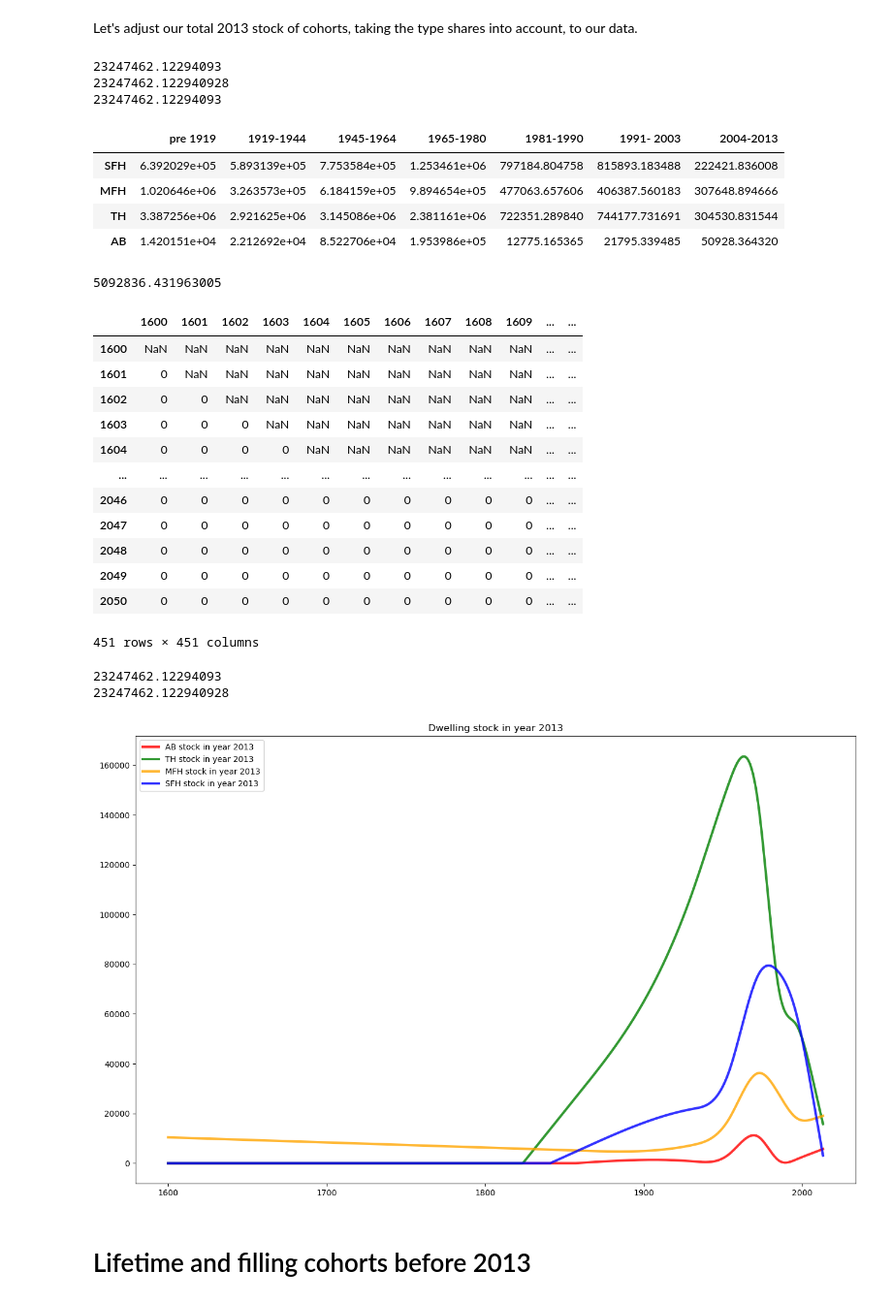
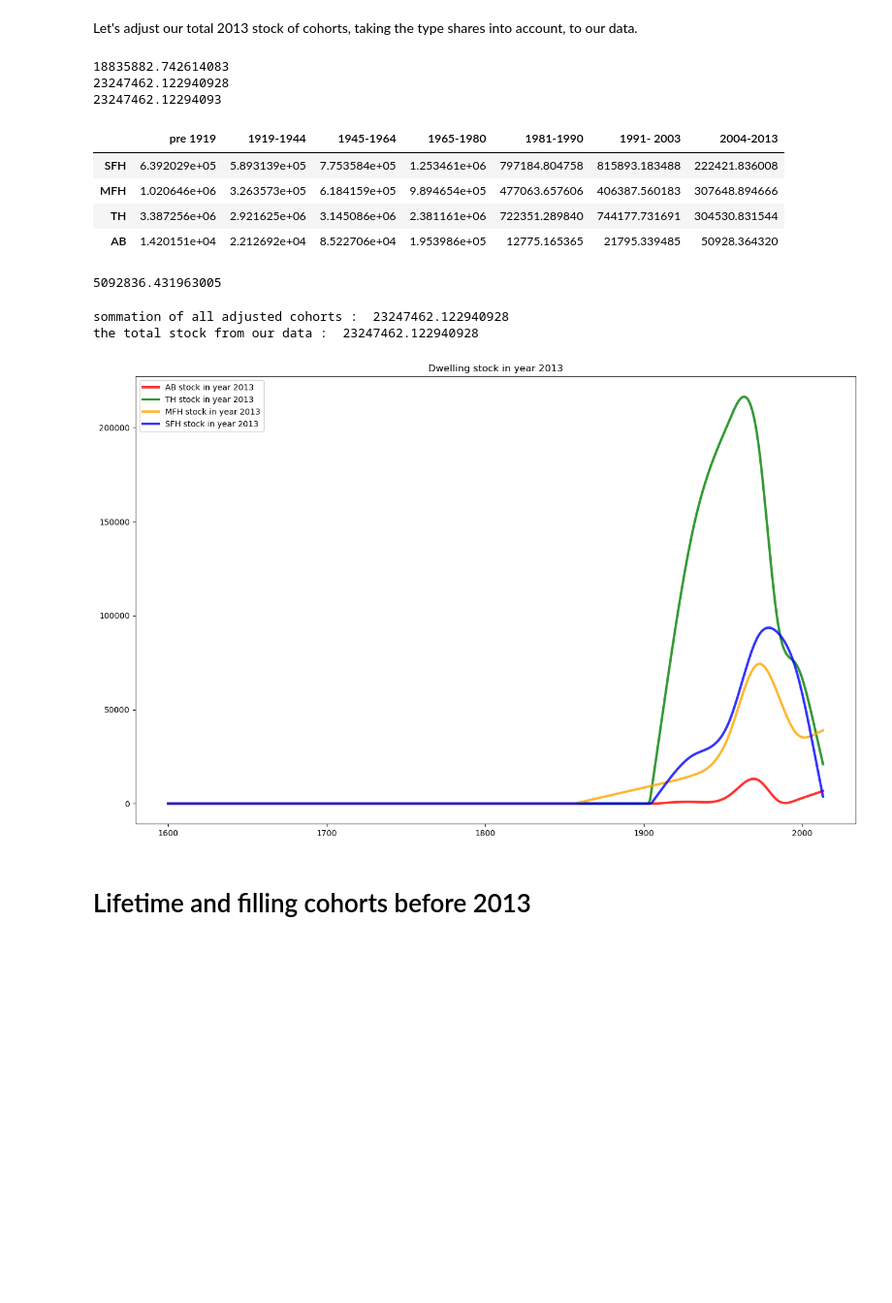
Before and after one commit to tiffanyth/MFA-dwelling, a Jupyter notebook: Modelling.ipynb, the cells around one changed output. Shown at 97% size. Saved outputs shown, nothing was run; the diff lists cells and outputs as text; code cells hidden in the pictures; blank space fills up the shorter version.

```diff
--- a/Modelling.ipynb
+++ b/Modelling.ipynb
@@ -511,6 +512,7 @@ approx_year = mid_year_approx(cohorts,EPISCOPE_TYP_freq,EPISCOPE_TYP_freq_by_yea
 
 approx_year = approx_year.T
 display(approx_year)
+approx_year = approx_year.rename(index={1859:1910})
 
 snsline_cum(approx_year,'SFH','c',"Number of SFH","Stock of dwellings by type in England in 2013","Output/Dwe-by-type-Eng-2013.png")
 snsline_cum(approx_year,'MFH','y',"Number of MFH","Stock of dwellings by type in England in 2013","Output/Dwe-by-type-Eng-2013.png")
@@ -721,0 +772,30 @@ Name: 2013, Length: 451, dtype: object
+# %%
+start = 1600 # TO ADJUST
+end = 2013
+time_range = np.array(np.arange(start,end+1))
+
+all_ncs = {
+    'AB':AB_ncs,
+    'MFH':MFH_ncs,
+    'SFH':SFH_ncs,
+    'TH':TH_ncs,
+}
+
+def fill_cohort_column(year,keys=keys,all_ncs=all_ncs,all_cohorts=all_cohorts):
+    start = 1600
+    for t in keys:
+        ences = all_ncs[t]
+        #display(ences)
+        cohort = all_cohorts[t]
+        for i in np.arange(start,year+1):
+        #for i in np.array(np.arange(start,year+1)):
+            n = ences[i-start]
+            # The ncs go into negative number before a certain date => we adjust at zeros those numbers
+            cohort.loc[i,year] = max(ences[i-start],0)
+        all_cohorts[t] = cohort
+    return all_cohorts
+
+all_cohorts = fill_cohort_column(2013)
+
+display(type(all_cohorts))
+display_cohorts_index_columns(2010,2015,2010,2015)
@@ -739,54 +849,50 @@ def adjust_cohort_column_to_total_stock(cohort,year,sum_type):
         cohort.loc[i,year] = cohort.loc[i,year]/total_cohort*sum_type
     return cohort
 
+for t in keys:
+    cohort = adjust_cohort_column_to_total_stock(all_cohorts[t],2013,EPISCOPE_TYP[t])
+    all_cohorts[t] = cohort
+
+"""
 cohort_AB = adjust_cohort_column_to_total_stock(cohort_AB,2013,EPISCOPE_TYP['AB'])
 #display(cohort_AB)
 cohort_TH = adjust_cohort_column_to_total_stock(cohort_TH,2013,EPISCOPE_TYP['TH'])
 #display(cohort_TH)
 cohort_MFH = adjust_cohort_column_to_total_stock(cohort_MFH,2013,EPISCOPE_TYP['MFH'])
 display(cohort_MFH)
 cohort_SFH = adjust_cohort_column_to_total_stock(cohort_SFH,2013,EPISCOPE_TYP['SFH'])
 #display(cohort_SFH)
+"""
 
-print(cohort_AB[2013].sum()+cohort_TH[2013].sum()+cohort_MFH[2013].sum()+cohort_SFH[2013].sum())
-print(DSM.loc[2013,'Stock'])
+sommation = 0
+for t in keys:
+    sommation += all_cohorts[t][2013].sum()
+print('sommation of all adjusted cohorts : ',sommation)
+print('the total stock from our data : ',DSM.loc[2013,'Stock'])
 
 
 plt.figure(figsize=(16,10))
 plt.plot(np.arange(1600,2014), cohort_AB.loc[1600:2013,2013], color = 'red', lw = 3, alpha = 0.8, label = 'AB stock in year 2013')
 plt.plot(np.arange(1600,2014), cohort_TH.loc[1600:2013,2013], color = 'green', lw = 3, alpha = 0.8, label = 'TH stock in year 2013')
 plt.plot(np.arange(1600,2014), cohort_MFH.loc[1600:2013,2013], color = 'orange', lw = 3, alpha = 0.8, label = 'MFH stock in year 2013')
 plt.plot(np.arange(1600,2014), cohort_SFH.loc[1600:2013,2013], color = 'blue', lw = 3, alpha = 0.8, label = 'SFH stock in year 2013')
 plt.legend()
 plt.title('Dwelling stock in year 2013')
 plt.savefig('Output/Dwe-stock-2013-by-type-adjusted.png',dpi=300,bbox_inches='tight')
 plt.show()
 # %% [output]
-23247462.12294093
+18835882.742614083
 23247462.122940928
 23247462.12294093
 |  | pre 1919 | 1919-1944 | 1945-1964 | 1965-1980 | 1981-1990 | 1991- 2003 | 2004-2013 |
 | SFH | 6.392029e+05 | 5.893139e+05 | 7.753584e+05 | 1.253461e+06 | 797184.804758 | 815893.183488 | 222421.836008 |
 | MFH | 1.020646e+06 | 3.263573e+05 | 6.184159e+05 | 9.894654e+05 | 477063.657606 | 406387.560183 | 307648.894666 |
 | TH | 3.387256e+06 | 2.921625e+06 | 3.145086e+06 | 2.381161e+06 | 722351.289840 | 744177.731691 | 304530.831544 |
 | AB | 1.420151e+04 | 2.212692e+04 | 8.522706e+04 | 1.953986e+05 | 12775.165365 | 21795.339485 | 50928.364320 |
 5092836.431963005
-|  | 1600 | 1601 | 1602 | 1603 | 1604 | 1605 | 1606 | 1607 | 1608 | 1609 | ... | ... |
-| 1600 | NaN | NaN | NaN | NaN | NaN | NaN | NaN | NaN | NaN | NaN | ... | ... |
-| 1601 | 0 | NaN | NaN | NaN | NaN | NaN | NaN | NaN | NaN | NaN | ... | ... |
-| 1602 | 0 | 0 | NaN | NaN | NaN | NaN | NaN | NaN | NaN | NaN | ... | ... |
-| 1603 | 0 | 0 | 0 | NaN | NaN | NaN | NaN | NaN | NaN | NaN | ... | ... |
-| 1604 | 0 | 0 | 0 | 0 | NaN | NaN | NaN | NaN | NaN | NaN | ... | ... |
-| ... | ... | ... | ... | ... | ... | ... | ... | ... | ... | ... | ... | ... |
-| 2046 | 0 | 0 | 0 | 0 | 0 | 0 | 0 | 0 | 0 | 0 | ... | ... |
-| 2047 | 0 | 0 | 0 | 0 | 0 | 0 | 0 | 0 | 0 | 0 | ... | ... |
-| 2048 | 0 | 0 | 0 | 0 | 0 | 0 | 0 | 0 | 0 | 0 | ... | ... |
-| 2049 | 0 | 0 | 0 | 0 | 0 | 0 | 0 | 0 | 0 | 0 | ... | ... |
-| 2050 | 0 | 0 | 0 | 0 | 0 | 0 | 0 | 0 | 0 | 0 | ... | ... |
-451 rows × 451 columns
+sommation of all adjusted cohorts :  23247462.122940928
+the total stock from our data :  23247462.122940928
-23247462.12294093
-23247462.122940928
-[figure, old version]
+[figure, new version]
 # %% [markdown]
 # Lifetime and filling cohorts before 2013
 # %% [markdown]
```
Also changed, not shown: parts of 36 cells of this notebook.
